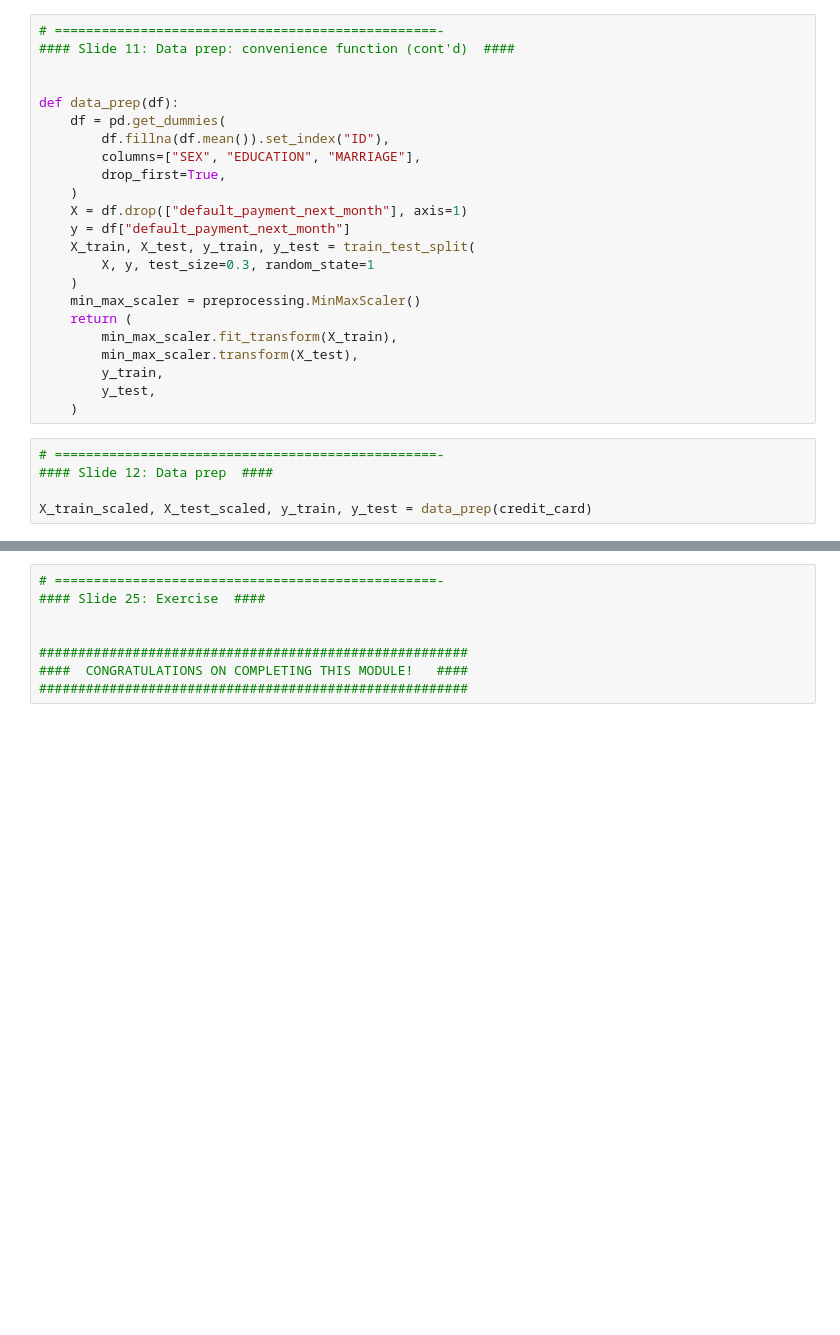
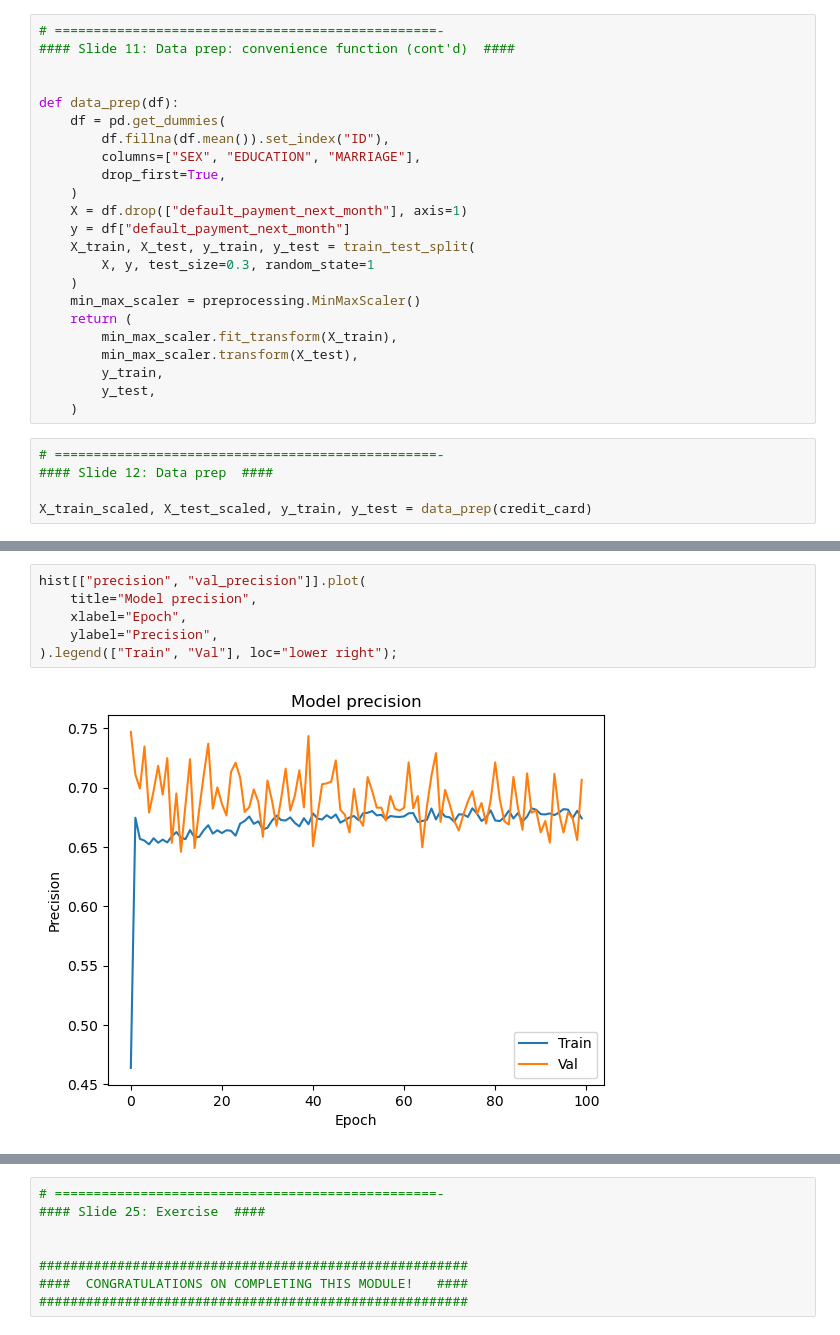
Before and after one commit to maptv/IntrotoNeural_Networks, a Jupyter notebook: IntroToNeuralNetworks/3-IntroToTensorflow/3-IntroToTensorflow-code.ipynb, the cells around one changed output, grey strips where cells are left out. Cells and saved outputs as stored; diff of their text form; blank space fills up the shorter version.

```diff
--- a/IntroToNeuralNetworks/3-IntroToTensorflow/3-IntroToTensorflow-code.ipynb
+++ b/IntroToNeuralNetworks/3-IntroToTensorflow/3-IntroToTensorflow-code.ipynb
@@ -165,3 +218,11 @@ plt.show()
+# %%
+hist[["precision", "val_precision"]].plot(
+    title="Model precision",
+    xlabel="Epoch",
+    ylabel="Precision",
+).legend(["Train", "Val"], loc="lower right");
+# %% [output]
+[figure, added]
 # %%
 # =================================================-
 #### Slide 22: Visualize training/validation loss for each epoch  ####
```
Also changed, not shown: parts of 16 cells of this notebook.
